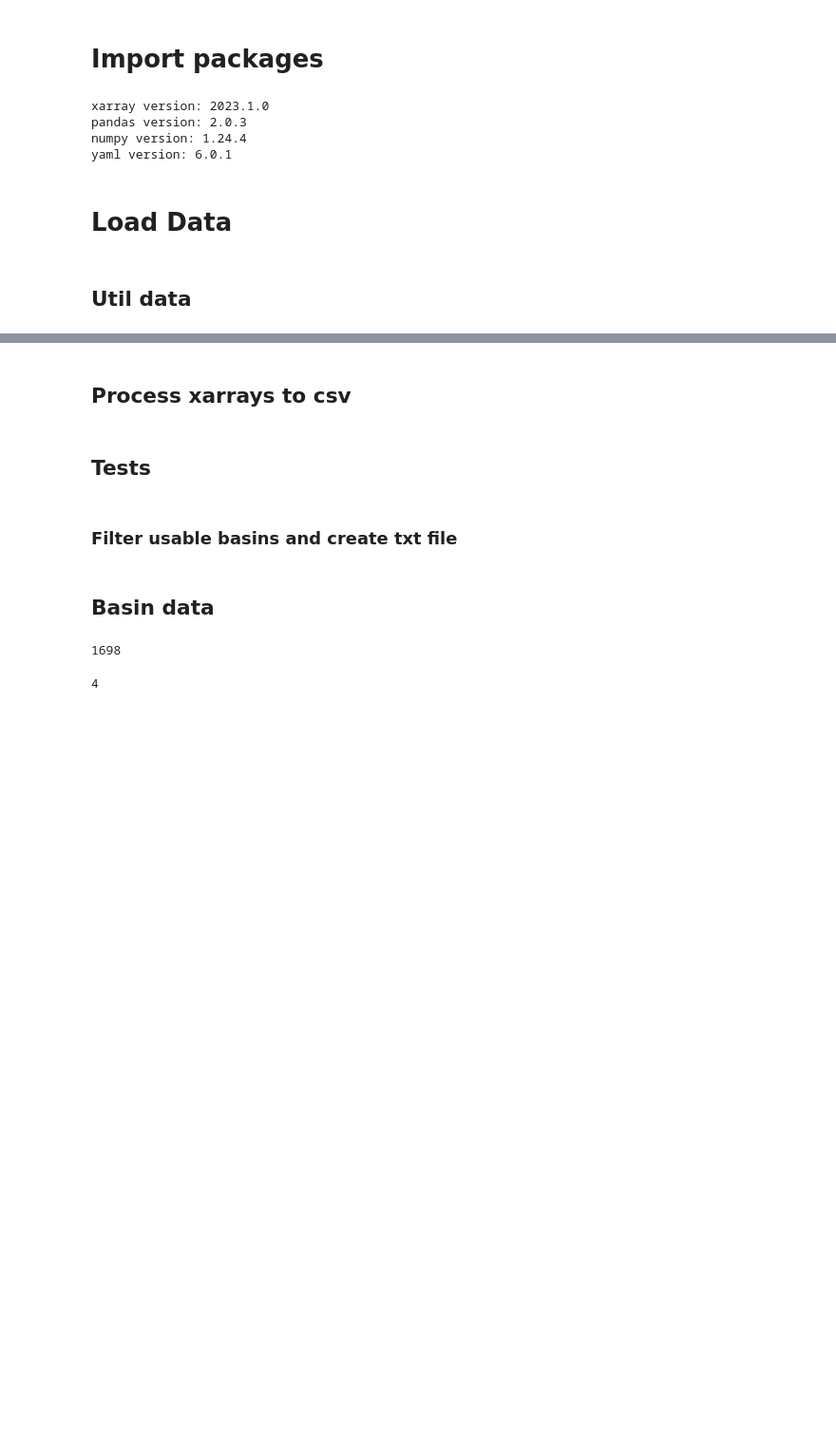
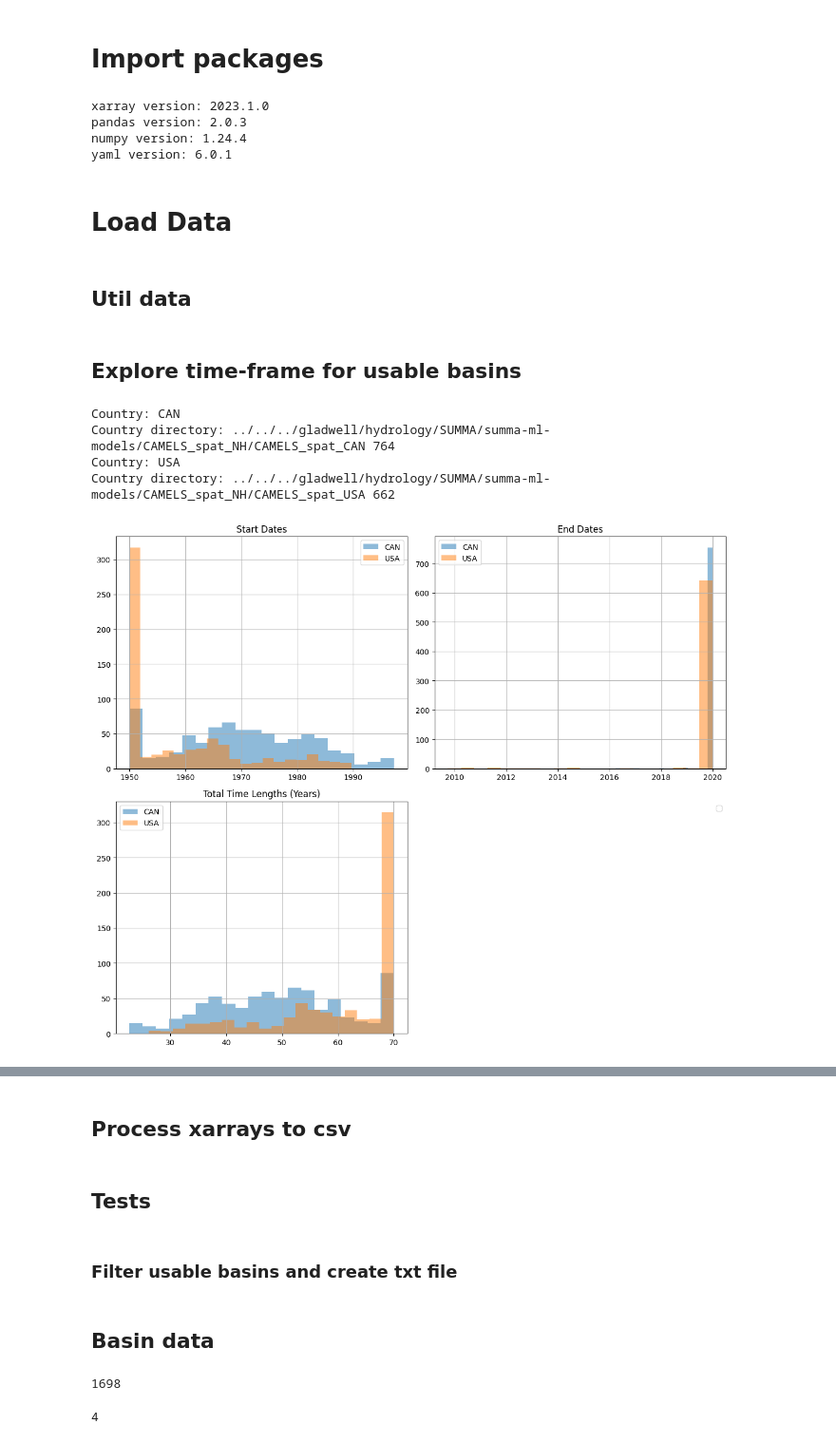
Before and after one commit to jpcurbelo/camels-spat-to-nh, a Jupyter notebook: camels_spat_exploring.ipynb, the cells around one changed output, grey strips where cells are left out. Shown at 95% size. Drawn from its saved outputs; the diff is of its cells as text; code cells hidden in the pictures; blank space fills up the shorter version.

Commit message:
Added histograms for start/end dates

```diff
--- a/camels_spat_exploring.ipynb
+++ b/camels_spat_exploring.ipynb
@@ -22,11 +22,11 @@ pd.set_option('display.max_columns', None)  # Set to None for unlimited columns
 
 
 # Get the current working directory of the notebook
-current_dir = os.getcwd()
+CURRENT_DIR = os.getcwd()
 # Add the parent directory of the notebook to the Python path
 # root_dir = os.path.abspath(os.path.join(current_dir, '..', '..'))
-root_dir = os.path.abspath(current_dir)
-sys.path.append(root_dir)
+ROOT_DIR = os.path.abspath(CURRENT_DIR)
+sys.path.append(ROOT_DIR)
 # %%
 # Print packages version
 print(f'xarray version: {xr.__version__}')
@@ -43,4 +43,66 @@ yaml version: 6.0.1
 # %% [markdown]
 ## Util data
 # %%
-data_dir, data_gen = load_util_data()
+data_dir, data_gen = load_util_data(CURRENT_DIR)
+# %% [markdown]
+## Explore time-frame for usable basins
+# %%
+basins_dir = data_dir['data_dir_camels_spat_nh']
+countries = data_gen['countries']
+# %%
+for country in countries:
+    print(f'Country: {country}')
+    country_dir = os.path.join(basins_dir, f'CAMELS_spat_{country}')
+    print(f'Country directory: {country_dir}', len(os.listdir(country_dir)))
+# %% [output]
+Country: CAN
+Country directory: ../../../gladwell/hydrology/SUMMA/summa-ml-models/CAMELS_spat_NH/CAMELS_spat_CAN 764
+Country: USA
+Country directory: ../../../gladwell/hydrology/SUMMA/summa-ml-models/CAMELS_spat_NH/CAMELS_spat_USA 662
+# %%
+# Function to calculate statistics for time frames
+def calculate_time_stats(country_dir):
+    files = os.listdir(country_dir)
+    start_dates = []
+    end_dates = []
+    total_time_lengths = []
+    for file in files:
+        df = pd.read_csv(os.path.join(country_dir, file))
+        df['date'] = pd.to_datetime(df['date'])  # Convert 'date' column to datetime
+        start_dates.append(df['date'].min())
+        end_dates.append(df['date'].max())
+        total_time_lengths.append((df['date'].max() - df['date'].min()).days / 365)  # Calculate total length in years
+    return start_dates, end_dates, total_time_lengths
+
+# Dictionary to store results
+time_stats = {}
+
+# Iterate over countries
+for country in countries:
+    country_dir = os.path.join(basins_dir, f'CAMELS_spat_{country}')
+    start_dates, end_dates, total_time_lengths = calculate_time_stats(country_dir)
+    time_stats[country] = {'Start Dates': start_dates, 'End Dates': end_dates, 'Total Time Lengths (Years)': total_time_lengths}
+
+# Plot histograms for start dates, end dates, and total time lengths
+fig, axs = plt.subplots(2, 2, figsize=(12, 10))
+
+for i, country in enumerate(countries):
+    axs[0, 0].hist(time_stats[country]['Start Dates'], bins=20, alpha=0.5, label=country)
+    axs[0, 0].set_title('Start Dates')
+    axs[0, 1].hist(time_stats[country]['End Dates'], bins=20, alpha=0.5, label=country)
+    axs[0, 1].set_title('End Dates')
+    axs[1, 0].hist(time_stats[country]['Total Time Lengths (Years)'], bins=20, alpha=0.5, label=country)
+    axs[1, 0].set_title('Total Time Lengths (Years)')
+
+# Hide the empty subplot
+axs[1, 1].axis('off')
+
+# Add legend and adjust layout
+for ax in axs.flat:
+    ax.legend(countries)
+    ax.grid(True)
+
+plt.tight_layout()
+plt.show()
+# %% [output]
+[figure, added]
```
Also changed, not shown: parts of 1 cell of this notebook, 2 other files.
